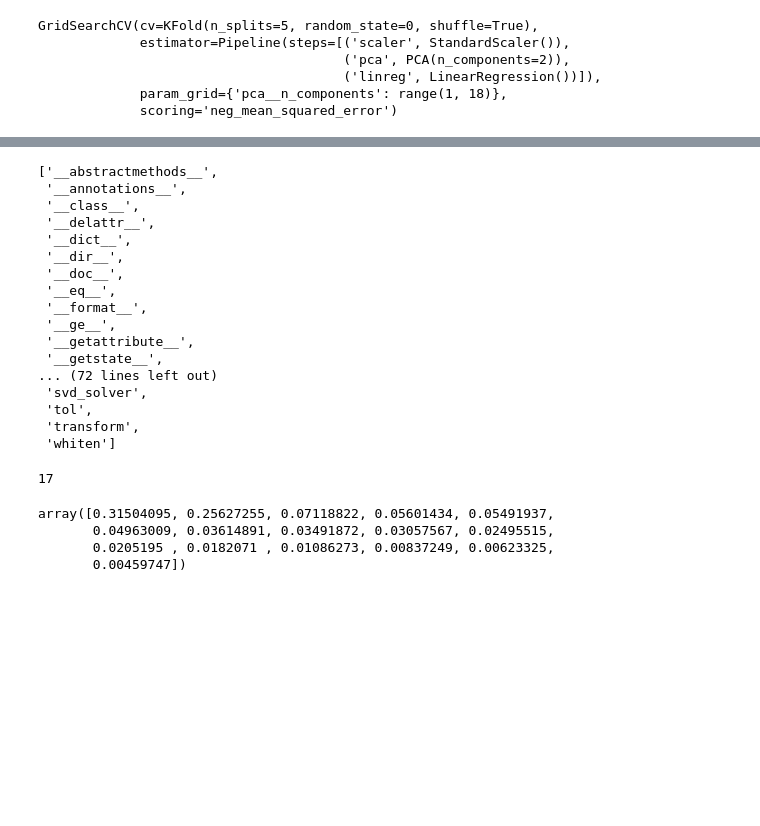
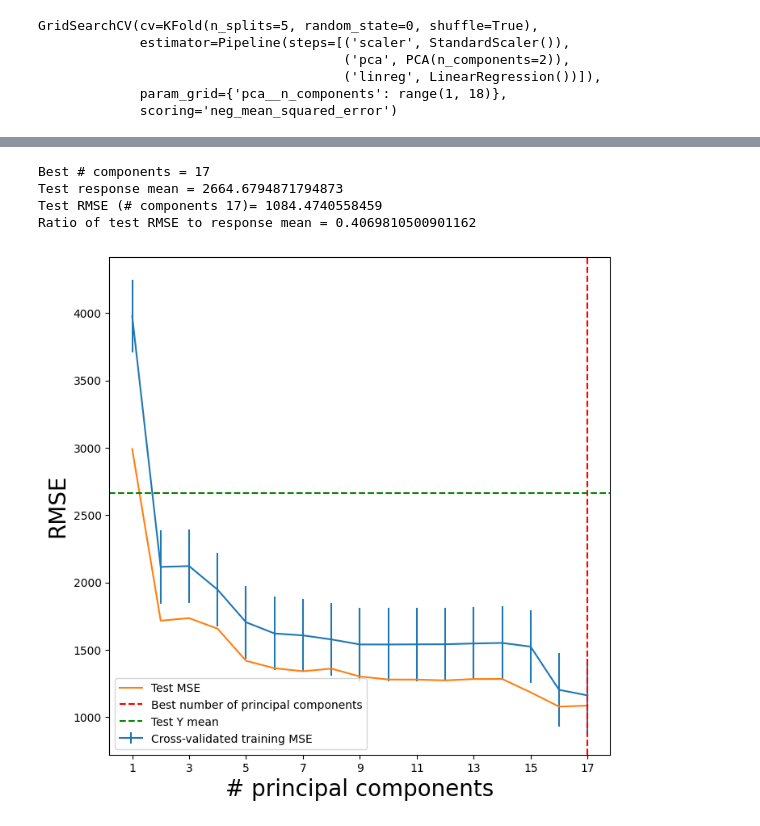
Before and after one commit to nhitran-00/ISL, a Jupyter notebook: chapter_6.ipynb, the cells around one changed output, grey strips where cells are left out. Saved outputs shown, nothing was run; the diff lists cells and outputs as text; code cells hidden in the pictures; blank space fills up the shorter version.

```diff
--- a/chapter_6.ipynb
+++ b/chapter_6.ipynb
@@ -690,31 +682,49 @@ grid_9e.best_params_['pca__n_components']
-# %%
-dir(grid_9e.best_estimator_.named_steps['pca'])
-# %% [output]
-['__abstractmethods__',
- '__annotations__',
- '__class__',
- '__delattr__',
- '__dict__',
- '__dir__',
- '__doc__',
- '__eq__',
- '__format__',
- '__ge__',
- '__getattribute__',
- '__getstate__',
-... (72 lines left out)
- 'svd_solver',
- 'tol',
- 'transform',
- 'whiten']
-# %%
-len(X9_train.columns)
-# %% [output]
-17
-# %%
-grid_9e.best_estimator_.named_steps['pca'].explained_variance_ratio_
-# %% [output]
-array([0.31504095, 0.25627255, 0.07118822, 0.05601434, 0.05491937,
-       0.04963009, 0.03614891, 0.03491872, 0.03057567, 0.02495515,
-       0.0205195 , 0.0182071 , 0.01086273, 0.00837249, 0.00623325,
-       0.00459747])
+# %%
+# calculate mse for each number of principal components
+n_comp = param_grid['pca__n_components']
+pca_rmse = np.empty(len(X9_train.columns))
+for i in n_comp:
+    pca = PCA(n_components=i)
+    pipe = Pipeline([('scaler', scaler),
+                 ('pca', pca),
+                 ('linreg', linreg)])
+    pipe.fit(X9_train, y9_train)
+    predictions = pipe.predict(X9_test)
+    pca_rmse[i-1] = np.sqrt(np.mean((predictions-y9_test)**2))
+
+RMSE_9e = pca_rmse[grid_9e.best_params_['pca__n_components']-1]
+# # print results
+print('Best # components = {}'.format(grid_9e.best_params_['pca__n_components']))
+print('Test response mean = {}'.format(y9_test.mean()))
+print('Test RMSE (# components {})= {}'.format(grid_9e.best_params_['pca__n_components'], RMSE_9e))
+print('Ratio of test RMSE to response mean = {}\n'.format(RMSE_9e / y9_test.mean()))
+
+
+pcr_fig, ax = subplots(figsize=(8, 8))
+# plot cross-validated training mse
+rmse_9e = np.sqrt(-grid_9e.cv_results_['mean_test_score'])
+rmse_std_9e = np.std(rmse_9e)
+ax.errorbar(n_comp,
+            rmse_9e,
+            rmse_std_9e / np.sqrt(K),
+            label='Cross-validated training MSE')
+# plot mse for each number of principal components
+ax.plot(n_comp, pca_rmse, label='Test MSE')
+# plot vertical line at best number of principal components
+ax.axvline(x=grid_9e.best_params_['pca__n_components'],
+           color='r',
+           linestyle='--', label='Best number of principal components')
+# plot horizontal line at test y mean
+ax.axhline(y=y9_test.mean(),
+           color='g',
+           linestyle='--', label='Test Y mean')
+ax.set_ylabel('RMSE', fontsize=20)
+ax.set_xlabel('# principal components', fontsize=20)
+ax.set_xticks(n_comp[::2])
+ax.legend();
+# %% [output]
+Best # components = 17
+Test response mean = 2664.6794871794873
+Test RMSE (# components 17)= 1084.4740558459
+Ratio of test RMSE to response mean = 0.4069810500901162
+[figure, added]
```
Also changed, not shown: parts of 10 cells of this notebook.
